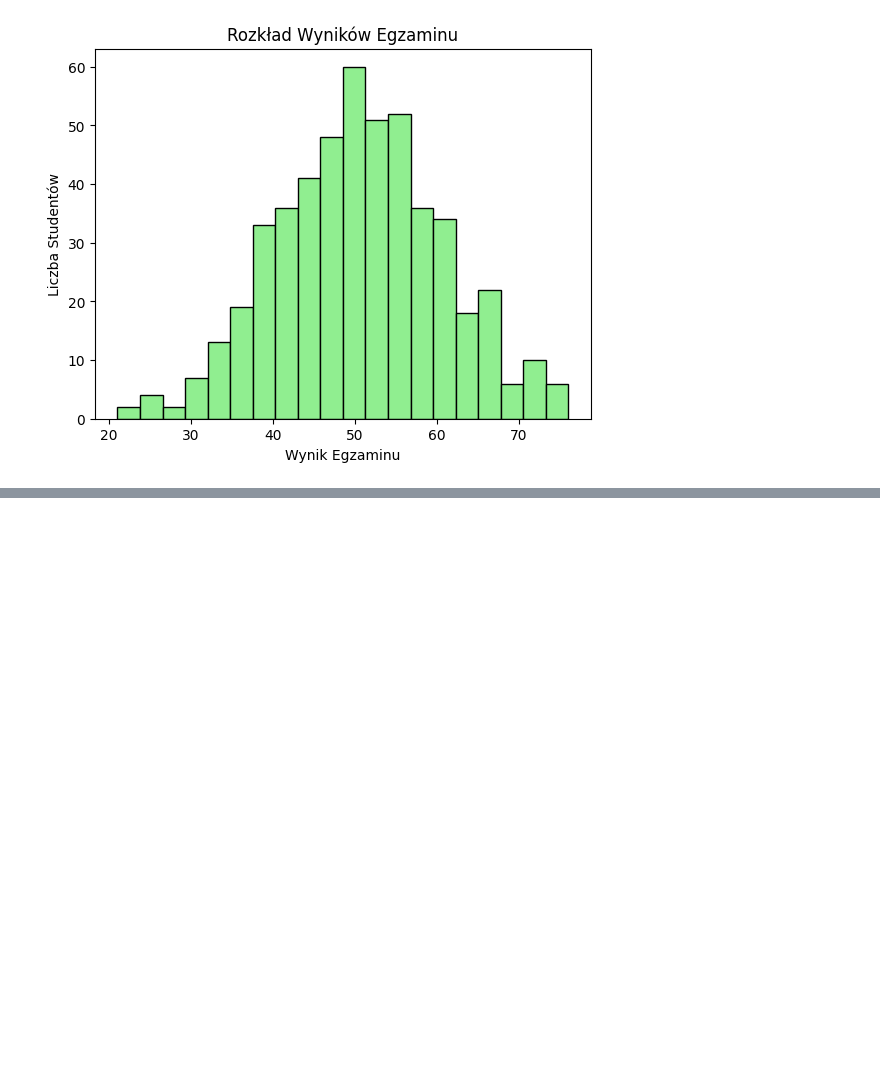
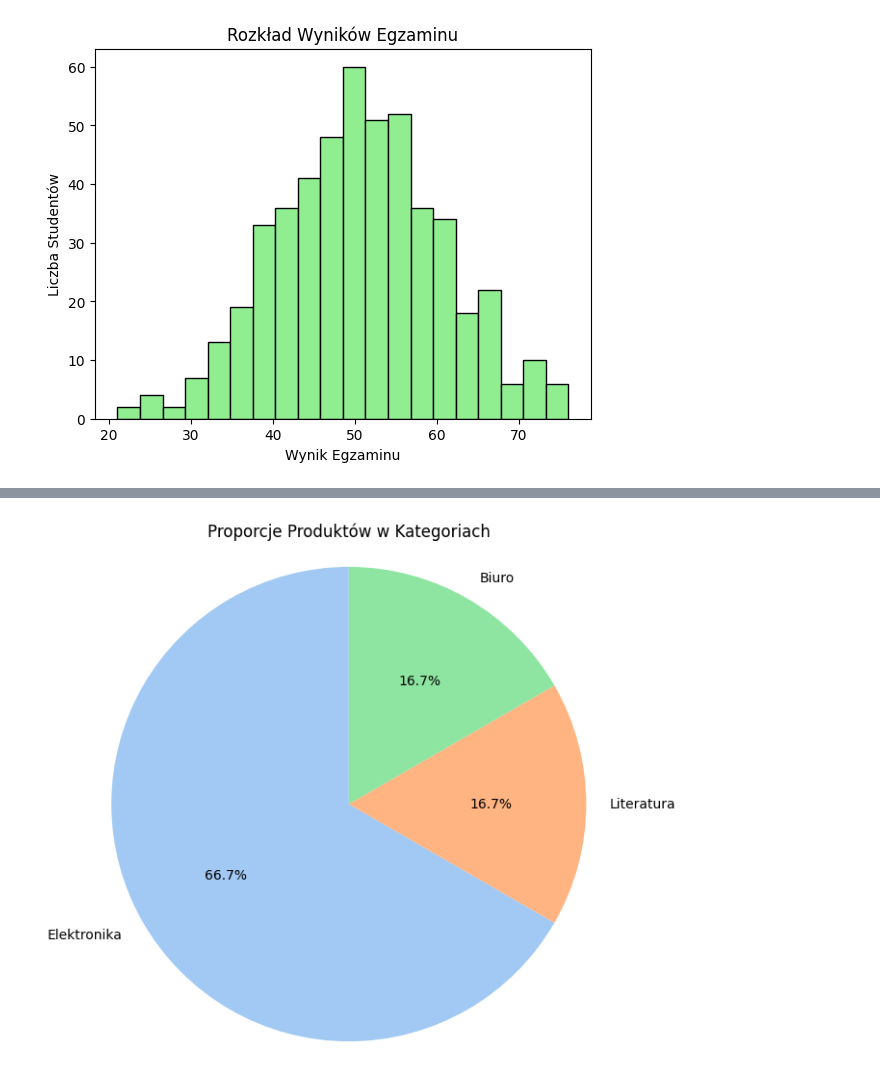
Before and after one commit to LPiskor/moje_projekty_ml, a Jupyter notebook: Wizualizacja_Danych.ipynb, the cells around one changed output, grey strips where cells are left out. Cells and saved outputs as stored; diff of their text form; code cells hidden in the pictures; blank space fills up the shorter version.

```diff
--- a/Wizualizacja_Danych.ipynb
+++ b/Wizualizacja_Danych.ipynb
@@ -109,0 +158,16 @@ Text(0, 0.5, 'Liczba Studentów')
+# %%
+#wczytanie danych wykrzystywanych w poprzednim ćwiczeniu
+df_produkty_z_csv = pd.read_csv('produkty.csv')
+df_produkty_z_csv['Marża_Procent'] = 0.20
+df_produkty_z_csv['Cena_Sprzedaży'] = df_produkty_z_csv['Cena']
+df_produkty_z_csv = df_produkty_z_csv.drop('ID', axis=1)
+
+kategorie_counts = df_produkty_z_csv['Kategoria'].value_counts()
+
+plt.figure(figsize=(7, 7))
+plt.pie(kategorie_counts, labels=kategorie_counts.index, autopct='%1.1f%%', startangle=90, colors=sns.color_palette('pastel'))
+plt.title("Proporcje Produktów w Kategoriach")
+plt.axis('equal') #Zapewnia, że wykres jest kołem
+plt.show()
+# %% [output]
+[figure, added]
```
Also changed, not shown: parts of 7 cells of this notebook.
